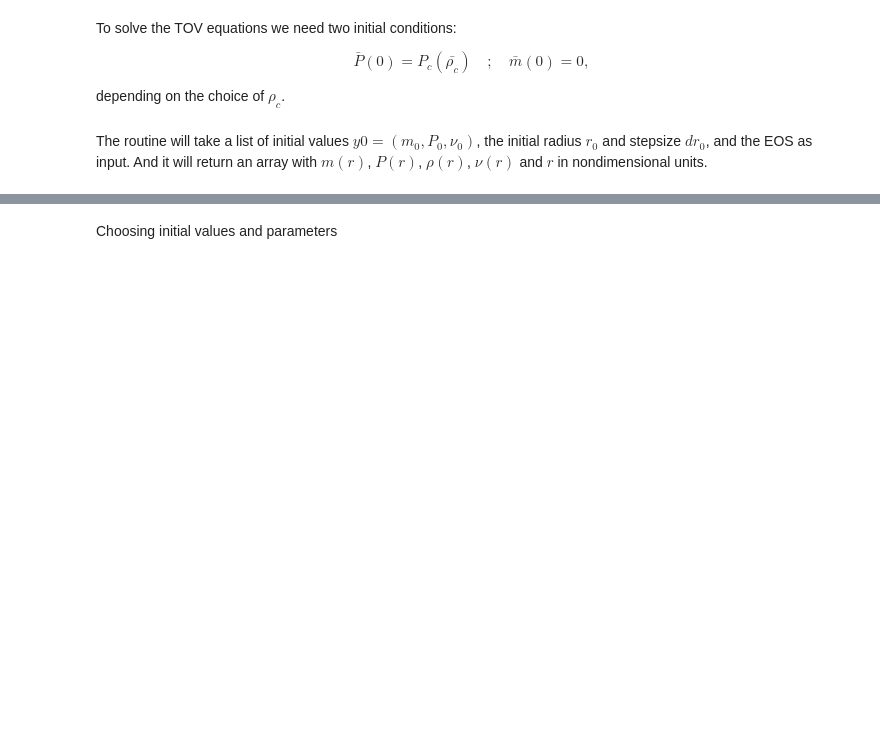
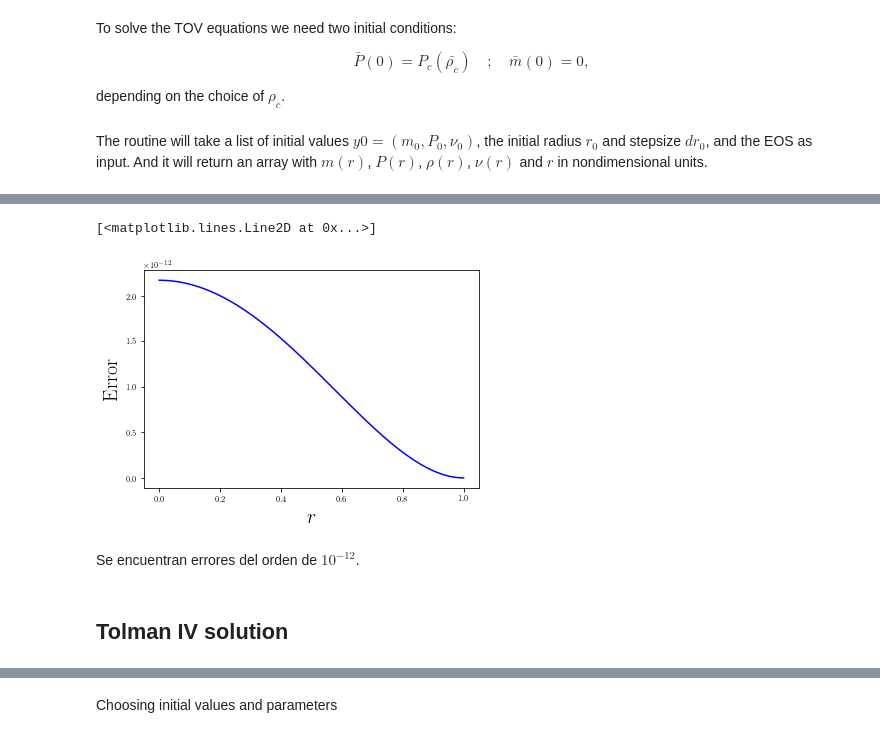
Before and after one commit to DavidRamosSal/stellar_structure, a Jupyter notebook: Static_structure.ipynb, the cells around one changed output, grey strips where cells are left out. Drawn from its saved outputs; the diff is of its cells as text; code cells hidden in the pictures; blank space fills up the shorter version.

```diff
--- a/Static_structure.ipynb
+++ b/Static_structure.ipynb
@@ -267,0 +342,17 @@ def static(y0,r0,dr0,rhoEoS):
+# %%
+plt.rc('axes', labelsize=20)
+plt.rc('xtick', labelsize=8)
+plt.rc('ytick', labelsize=8)
+
+fig=plt.figure()
+
+plt.xlabel(r'$r$')
+plt.ylabel('Error')
+plt.plot(rnum1/rnum1[-1],error1,color='blue')
+# %% [output]
+[<matplotlib.lines.Line2D at 0x...>]
+[figure, added]
+# %% [markdown]
+Se encuentran errores del orden de $10^{-12}$.
+# %% [markdown]
+## Tolman IV solution
```
Also changed, not shown: parts of 45 cells of this notebook, 33 other files.
